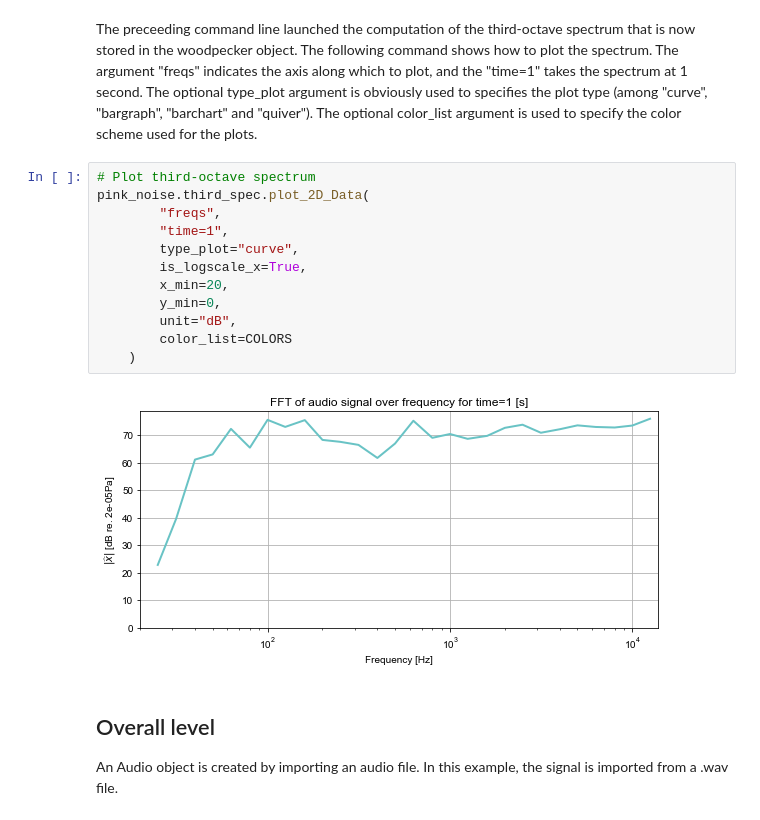
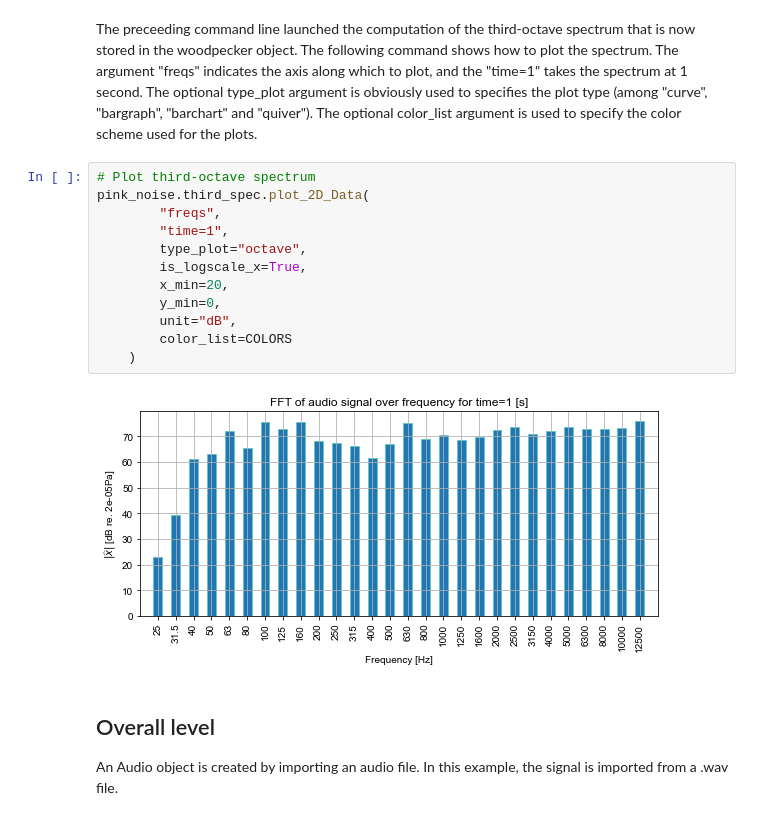
Before and after one commit to Eomys/MoSQITo, a Jupyter notebook: tutorials/tuto_signal_basic_operations.ipynb, the cells around one changed output. Cells and saved outputs as stored; diff of their text form.

Commit message:
[CC] plot-type = octave in basic operation tuto

```diff
--- a/tutorials/tuto_signal_basic_operations.ipynb
+++ b/tutorials/tuto_signal_basic_operations.ipynb
@@ -136,17 +118,17 @@ The preceeding command line launched the computation of the third-octave spectru
 # %%
 # Plot third-octave spectrum
 pink_noise.third_spec.plot_2D_Data(
         "freqs",
         "time=1",
-        type_plot="curve",
+        type_plot="octave",
         is_logscale_x=True,
         x_min=20,
         y_min=0,
         unit="dB",
         color_list=COLORS
     )
 # %% [output]
-[figure, old version]
+[figure, new version]
 # %% [markdown]
 ## Overall level
 
```
Also changed, not shown: parts of 1 cell of this notebook.
